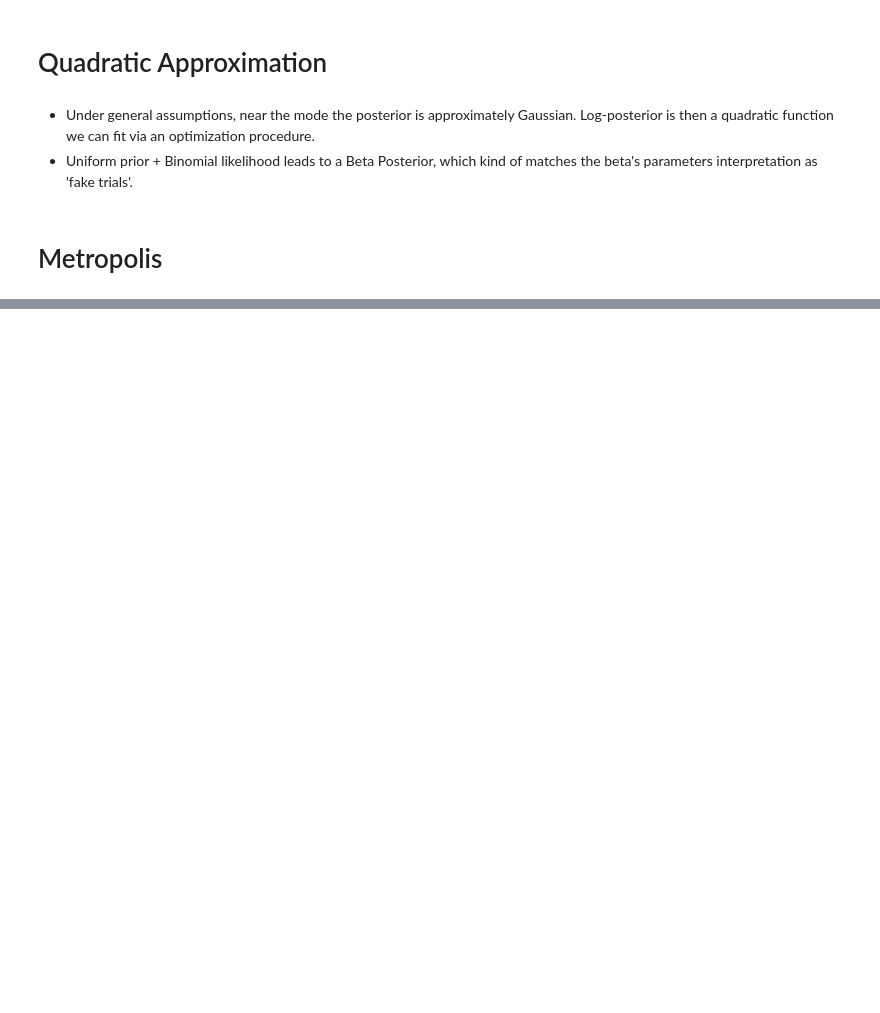
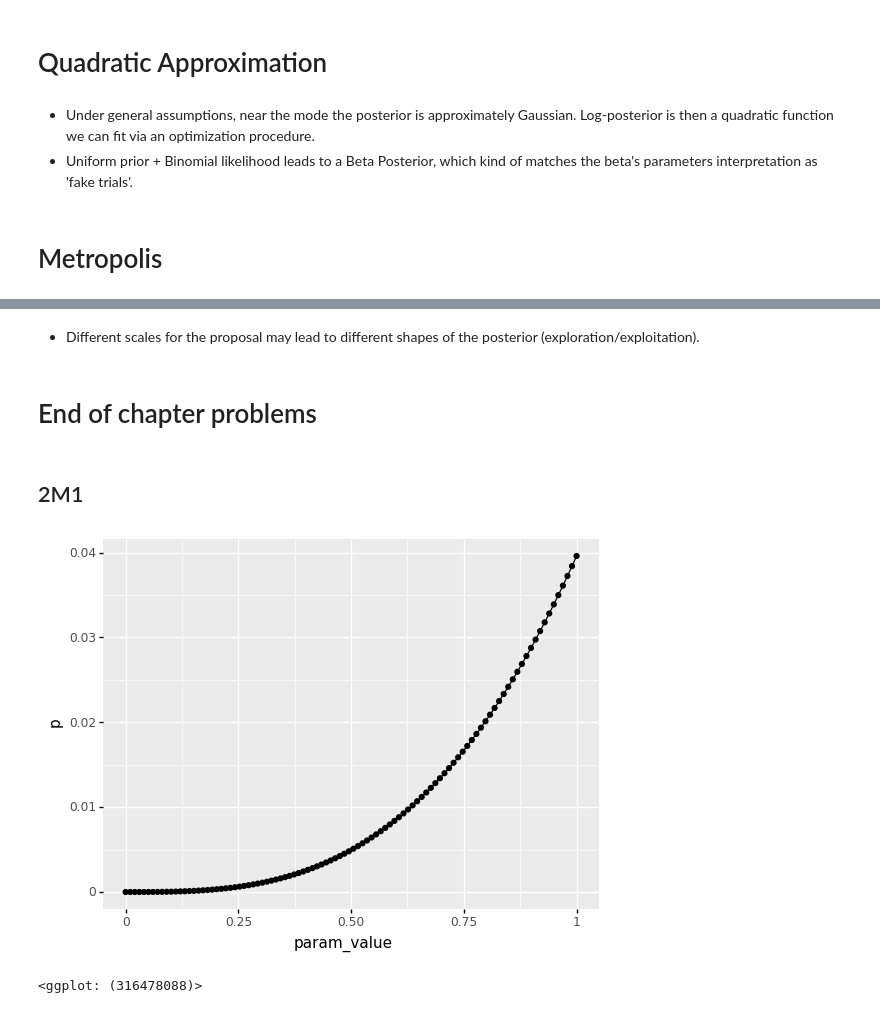
Before and after one commit to ciguaran/statistical_rethinking, a Jupyter notebook: Chapter_2.ipynb, the cells around one changed output, grey strips where cells are left out. Drawn from its saved outputs; the diff is of its cells as text; code cells hidden in the pictures; blank space fills up the shorter version.

Commit message:
Chapter 2 and Chapter 3 practice problems

```diff
--- a/Chapter_2.ipynb
+++ b/Chapter_2.ipynb
@@ -7,13 +9,18 @@ import pandas as pd
 # %% [markdown]
 # Posterior via grid approximation
 # %%
-def posterior_grid_approx(points=5, success=6, tosses=9):
+def posterior_grid_approx(points=5, success=6, tosses=9, prior=lambda x:1):
     """
     success ~ Binomial(n,p)
     p ~ Uniform(0,1)
     """
     grid = np.linspace(0, 1, points)
-    prior = 1
     likelihood = stats.binom.pmf(success, tosses, grid)
-    posterior = likelihood*prior / sum(likelihood)
-    return pd.DataFrame({'param_value':grid, 'p':posterior})
+    unnormalized_posterior = likelihood*prior(grid)
+    normalized_posterior =  unnormalized_posterior / sum(unnormalized_posterior)
+    return pd.DataFrame({'param_value':grid, 'p':normalized_posterior})
+
+def plot_posterior(posterior):
+    return (ggplot(posterior, aes(x='param_value', y='p'))
+            + geom_line()
+            + geom_point())
@@ -100,0 +87,11 @@ NameError: name 'posterior_metropolis_approx' is not defined
+# %% [markdown]
+- Different scales for the proposal may lead to different shapes of the posterior (exploration/exploitation).
+# %% [markdown]
+# End of chapter problems
+# %% [markdown]
+## 2M1
+# %%
+plot_posterior(posterior_grid_approx(100, 3, 3))
+# %% [output]
+[figure, added]
+<ggplot: (316478088)>
```
Also changed, not shown: parts of 68 cells of this notebook, 4 other files.
